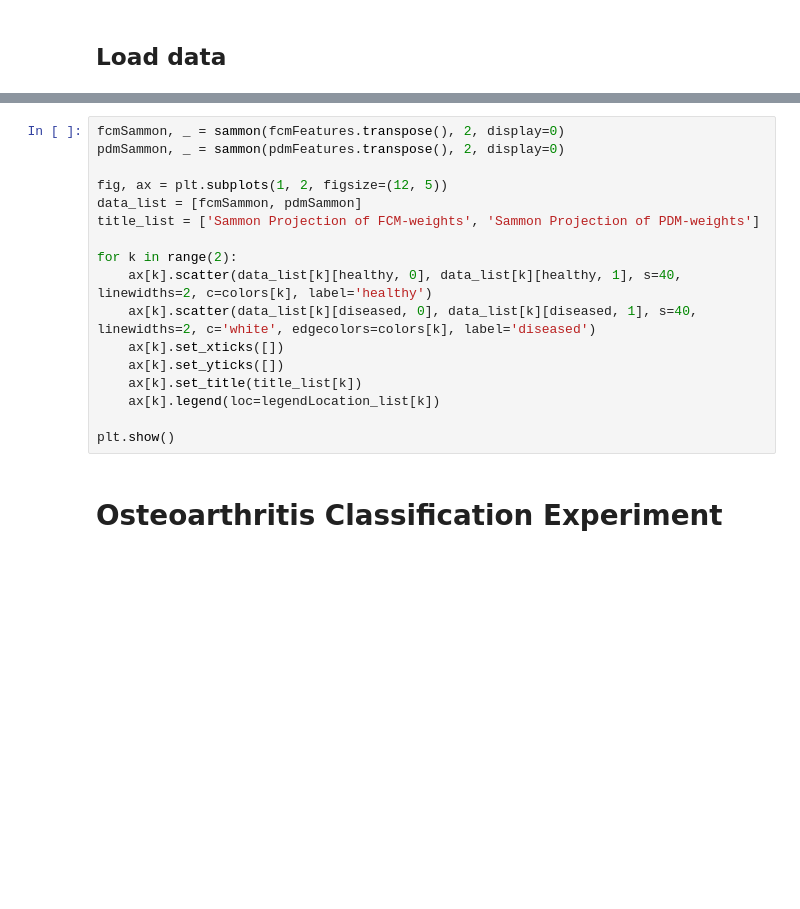
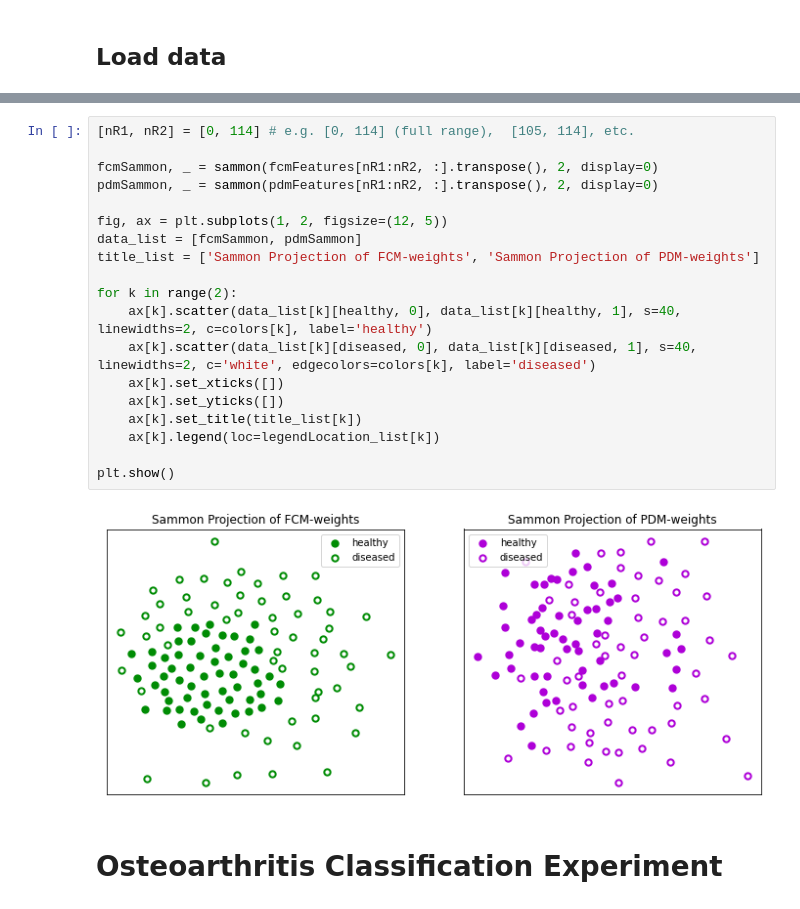
Before and after one commit to ckolbPTB/TES_21_22_Tutorials, a Jupyter notebook: tutorial2_pop_med_image_shape_ana_03_VisClass.ipynb, the cells around one changed output, grey strips where cells are left out. Saved outputs shown, nothing was run; the diff lists cells and outputs as text; blank space fills up the shorter version.

```diff
--- a/tutorial2_pop_med_image_shape_ana_03_VisClass.ipynb
+++ b/tutorial2_pop_med_image_shape_ana_03_VisClass.ipynb
@@ -76,20 +90,24 @@ In other words: The distances between two weight vectors $\alpha_i, \alpha_j$ be
 # %%
-fcmSammon, _ = sammon(fcmFeatures.transpose(), 2, display=0)
-pdmSammon, _ = sammon(pdmFeatures.transpose(), 2, display=0)
+[nR1, nR2] = [0, 114] # e.g. [0, 114] (full range),  [105, 114], etc.
+
+fcmSammon, _ = sammon(fcmFeatures[nR1:nR2, :].transpose(), 2, display=0)
+pdmSammon, _ = sammon(pdmFeatures[nR1:nR2, :].transpose(), 2, display=0)
 
 fig, ax = plt.subplots(1, 2, figsize=(12, 5))
 data_list = [fcmSammon, pdmSammon]
 title_list = ['Sammon Projection of FCM-weights', 'Sammon Projection of PDM-weights']
 
 for k in range(2):
     ax[k].scatter(data_list[k][healthy, 0], data_list[k][healthy, 1], s=40, linewidths=2, c=colors[k], label='healthy')
     ax[k].scatter(data_list[k][diseased, 0], data_list[k][diseased, 1], s=40, linewidths=2, c='white', edgecolors=colors[k], label='diseased')
     ax[k].set_xticks([])
     ax[k].set_yticks([])
     ax[k].set_title(title_list[k])
     ax[k].legend(loc=legendLocation_list[k])
 
 plt.show()
+# %% [output]
+[figure, added]
 # %% [markdown]
 # Osteoarthritis Classification Experiment
 # %%
```
Also changed, not shown: parts of 8 cells of this notebook, 3 other files.
